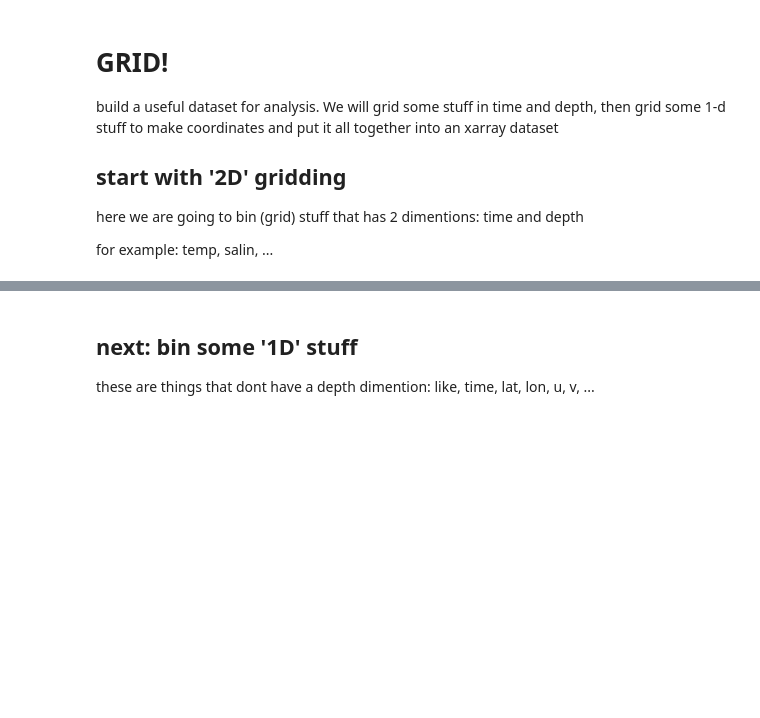
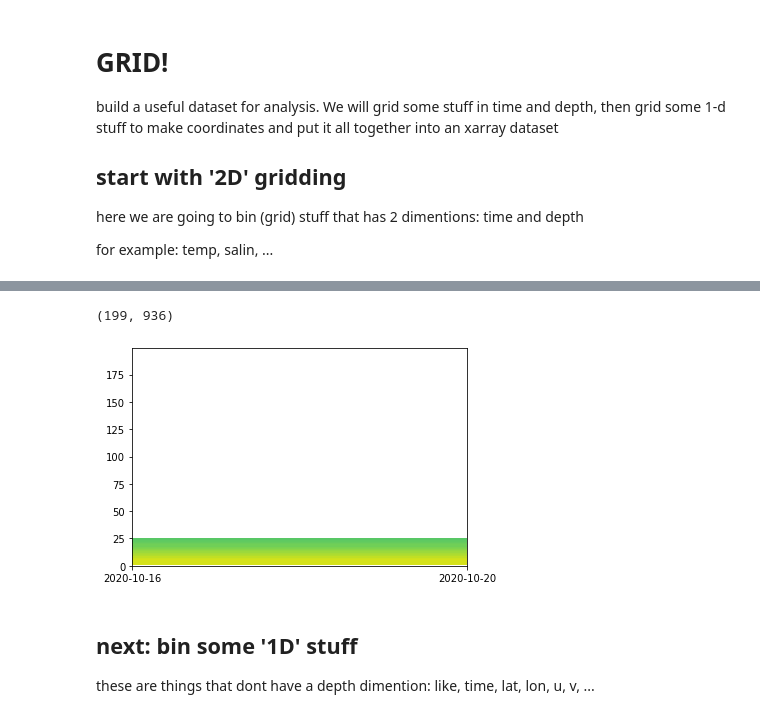
Before and after one commit to rucool/IOO_masters2020, a Jupyter notebook: erddap_glider_gridding.ipynb, the cells around one changed output, grey strips where cells are left out. Saved outputs shown, nothing was run; the diff lists cells and outputs as text; code cells hidden in the pictures; blank space fills up the shorter version.

```diff
--- a/erddap_glider_gridding.ipynb
+++ b/erddap_glider_gridding.ipynb
@@ -115,7 +155,13 @@ d2.keys()
 # %%
 # make a quick plot of the results
 plt.pcolormesh(d2['potential_temperature'] )
 # plt.xlim([0, 40])
+
+
+d2['potential_temperature'].shape
+# %% [output]
+(199, 936)
+[figure, added]
 # %% [markdown]
 ## next: bin some '1D' stuff
 these are things that dont have a depth dimention:
```
Also changed, not shown: parts of 15 cells of this notebook, 10 other files.
